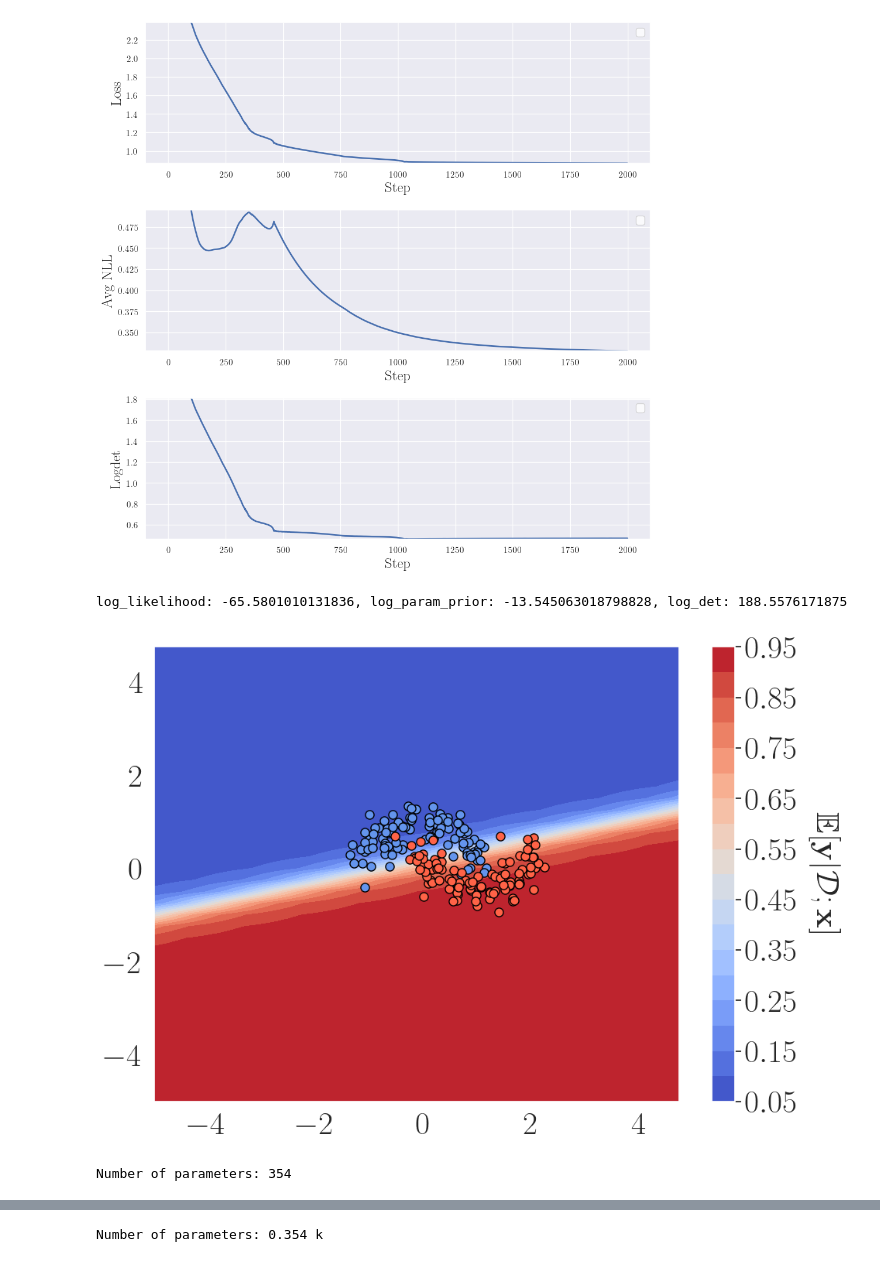
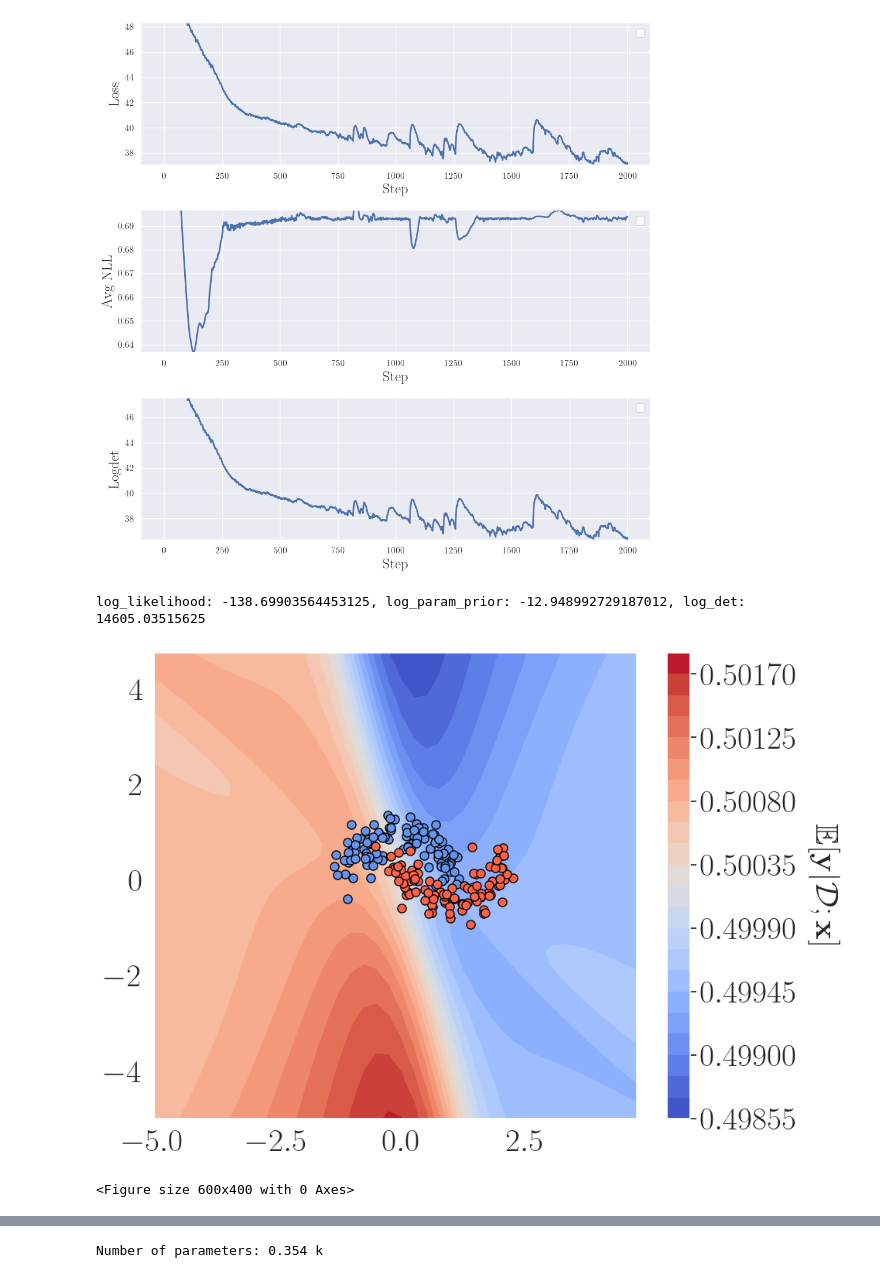
Before and after one commit to activatedgeek/function-space-map, a Jupyter notebook: notebooks/two_moons_pathology.ipynb, the cells around one changed output, grey strips where cells are left out. Saved outputs shown, nothing was run; the diff lists cells and outputs as text; code cells hidden in the pictures.

```diff
--- a/notebooks/two_moons_pathology.ipynb
+++ b/notebooks/two_moons_pathology.ipynb
@@ -574,35 +574,35 @@ method = 'exact'
 # jitter = 1e-32
 
 pmap_results = []
-for jitter in [1e-6, 1e-3, 1e-1, 1, 10]:
+for jitter in [1e-32]: #1e-6, 1e-3, 1e-1, 1, 10
     for width in widths:
         for depth in depths:
             for act in acts:
                 for prior_scale in prior_scales:
                     for temp in temps:
                         output_dir = f'pathology'
                         # mkdir if needed
                         if not os.path.exists(output_dir):
                             os.makedirs(output_dir)
                         for seed in range(1):
                             arch = partial(ReparamMLP, reparam=reparam, reparam_inv=reparam_inv, H=width, hidden_layers=depth, act=activations[act])
                             result_path = f'{output_dir}/result_{seed}.pt'
                             if os.path.exists(result_path) and skip_if_done:
                                 pmap_results.append(torch.load(result_path))
                                 print('Loaded result from ', result_path)
                             else:
                                 gt_params = None
                                 pmap_results.append(run_two_moons(arch, noise_scale, prior_scale, x_train, y_train, x_test, y_test, gt_params, x_eval_generator, n_step, lr, optimizer, output_dir, seed, fsmap=fsmap, method=method, temp=temp, jitter=jitter))
                                 plt.show()
                                 plt.savefig(f'pathology/{act}_l{depth}h{width}j{jitter}_pred.png')
 # %% [output]
 Number of parameters: 354
 WARNING:matplotlib.legend:No artists with labels found to put in legend.  Note that artists whose label start with an underscore are ignored when legend() is called with no argument.
 WARNING:matplotlib.legend:No artists with labels found to put in legend.  Note that artists whose label start with an underscore are ignored when legend() is called with no argument.
 WARNING:matplotlib.legend:No artists with labels found to put in legend.  Note that artists whose label start with an underscore are ignored when legend() is called with no argument.
 Saved ps parameters at  pathology/params_0.pt
 <Figure size 600x400 with 0 Axes>
-[figure, old version]
+[figure, new version]
-log_likelihood: -65.5801010131836, log_param_prior: -13.545063018798828, log_det: 188.5576171875
+log_likelihood: -138.69903564453125, log_param_prior: -12.948992729187012, log_det: 14605.03515625
-[figure, old version]
+[figure, new version]
-Number of parameters: 354
+<Figure size 600x400 with 0 Axes>
```
Also changed, not shown: parts of 3 cells of this notebook, 3 other files.
